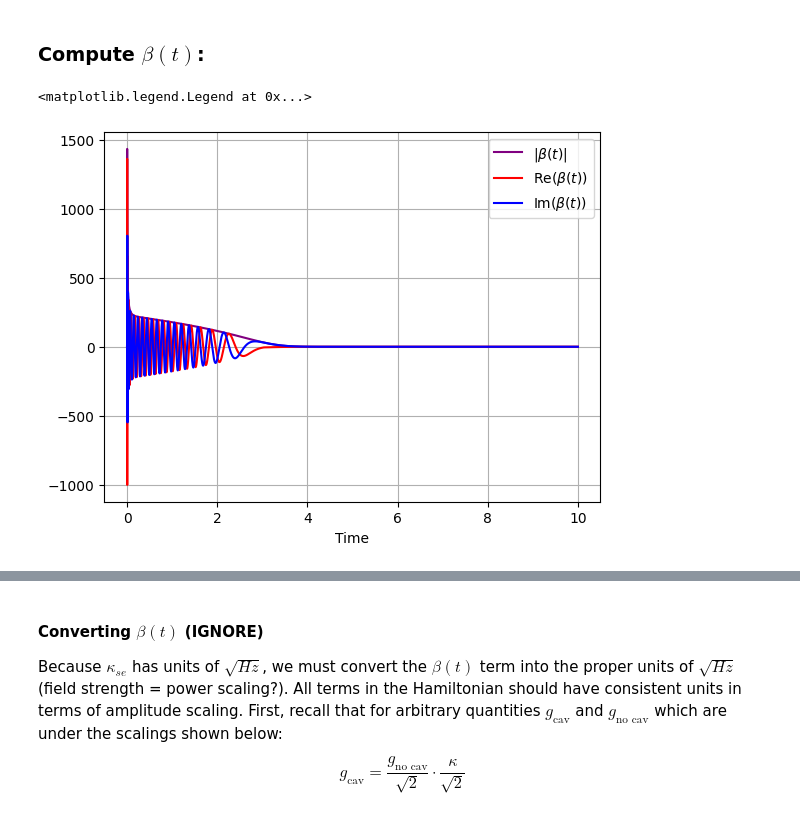
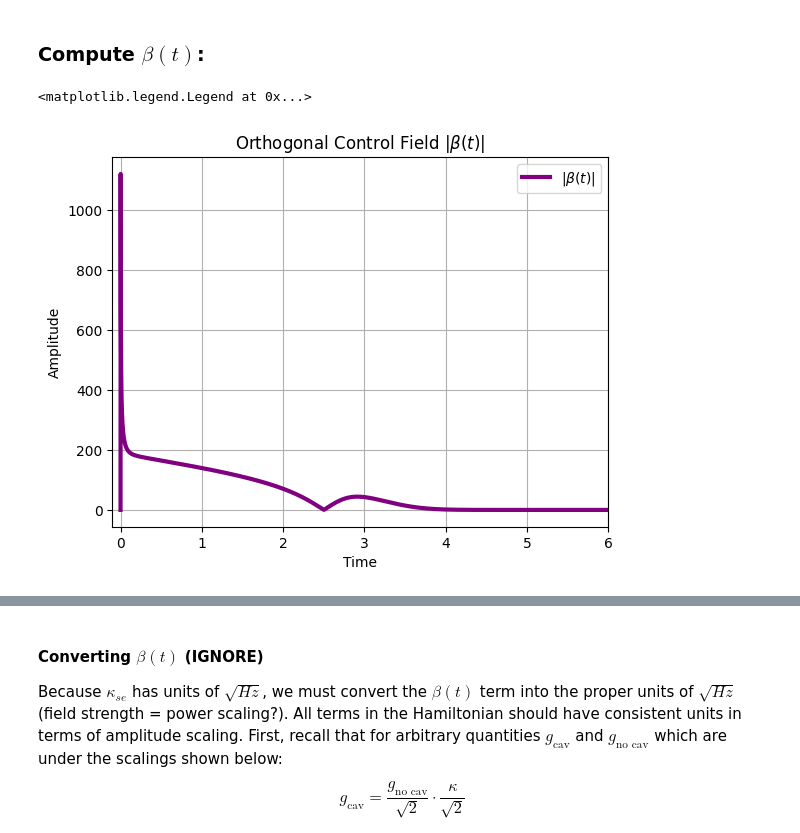
Before and after one commit to brianac687/rbq, a Jupyter notebook: 3LS/three_level_one_cavity.ipynb, the cells around one changed output, grey strips where cells are left out. Cells and saved outputs as stored; diff of their text form; code cells hidden in the pictures.

```diff
--- a/3LS/three_level_one_cavity.ipynb
+++ b/3LS/three_level_one_cavity.ipynb
@@ -200,33 +247,38 @@ b = np.array(b)
 # %%
-# Returns the integral of |beta(t)|^2 from t[idx] to t[end_of_pulse]
-def get_h(beta_vals, idx, time):
-    T_index = np.where(time > T)[0][0] # find closest index corresponding to time T
-    if idx >= T_index:
-        h_val = 0
-    else:
-        h_val = integrate.simps(np.abs(beta_vals[idx:T_index])**2, time[idx:T_index]) # Integrate beta from time[idx] to time[T_index]
+# ---------------- h(t,T) FROM THE CLOSED FORM OF GORSHKOV EQ. (B3) ----------------
+above_T = np.where(time > T)[0]
+T_index = above_T[0] if len(above_T) else len(time) - 1
 
-    return h_val
+F_T = F[T_index] if F[T_index] > 0 else F[-1]
+F_hat = np.clip(F / F_T, 1e-300, None)      # normalised cumulative input energy
+h_vals = -B*np.log(F_hat)
+h_vals[T_index:] = 0.0                      # h(t,T) = 0 for t >= T
+
+# F(0) = 0 makes ln F_hat diverge; hold h flat there (beta = 0 at those points anyway, so this
+# only keeps h_vals plottable). Same idea as Gorshkov's t < T/100 cut-off.
+if (~nz).any() and nz.any():
+    h_vals[~nz] = h_vals[np.argmax(nz)]
 # %%
-beta_vals = np.array([0])
-h_vals = np.array([0])
-
-for idx in tqdm(range(0, len(time)-1)):
-    h = get_h(a*b, idx, time)
-    if np.imag(h) != 0: print('Imaginary part detected')
-    beta_vals = np.append(beta_vals, a*b[idx]*np.exp(1j*Delta*h/c)) / g_se  # added scaling for g_se
-    h_vals = np.append(h_vals, h)
+# CHANGED (now matches get_beta() in funcs_3LS.py): beta is written at the index it belongs to.
+# The old loop seeded beta_vals with a leading 0 and then appended a*b[idx]*..., which shifted
+# the whole control one sample late.
+beta_vals = a*b*np.exp(1j*Delta*h_vals/c) / g_se
+beta_vals[~nz] = 0.0
 
 def beta(t):
     if t == time[0]: return 0
-    else:            return np.interp(t, time, beta_vals)  # Interpolate smoothed g values
+    else:            return np.interp(t, time, beta_vals)  # Interpolated value of beta at time t
 
-plt.plot(time, abs(beta_vals), color='purple', label=r'$|\beta(t)|$')
-plt.plot(time, np.real(beta_vals), color='red', label=r'Re$(\beta(t))$')
-plt.plot(time, np.imag(beta_vals), color='blue', label=r'Im$(\beta(t))$')
+#plt.rcParams['font.size'] = 12
+#plt.plot(time, np.real(beta_vals), color='red', label=r'Re$(\beta(t))$')
+#plt.plot(time, np.imag(beta_vals), color='blue', label=r'Im$(\beta(t))$')
+plt.plot(time, abs(beta_vals), color='purple', linewidth=3, label=r'$|\beta(t)|$')
 plt.xlabel('Time')
+plt.ylabel('Amplitude')
+plt.title(r'Orthogonal Control Field |$\beta(t)$|')
 plt.grid()
+plt.xlim([-0.1, 6])
 plt.legend()
 # %% [output]
 <matplotlib.legend.Legend at 0x...>
-[figure, old version]
+[figure, new version]
```
Also changed, not shown: parts of 25 cells of this notebook, 16 other files.
